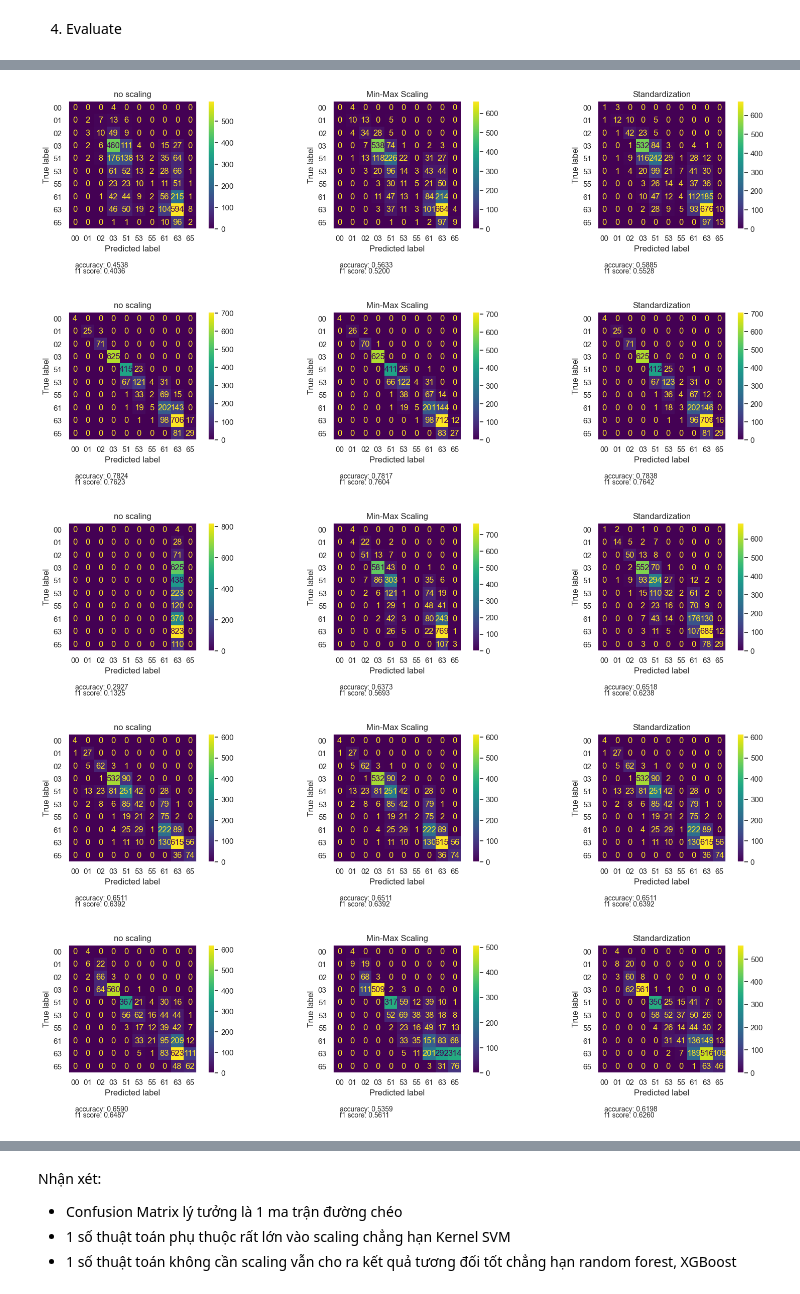
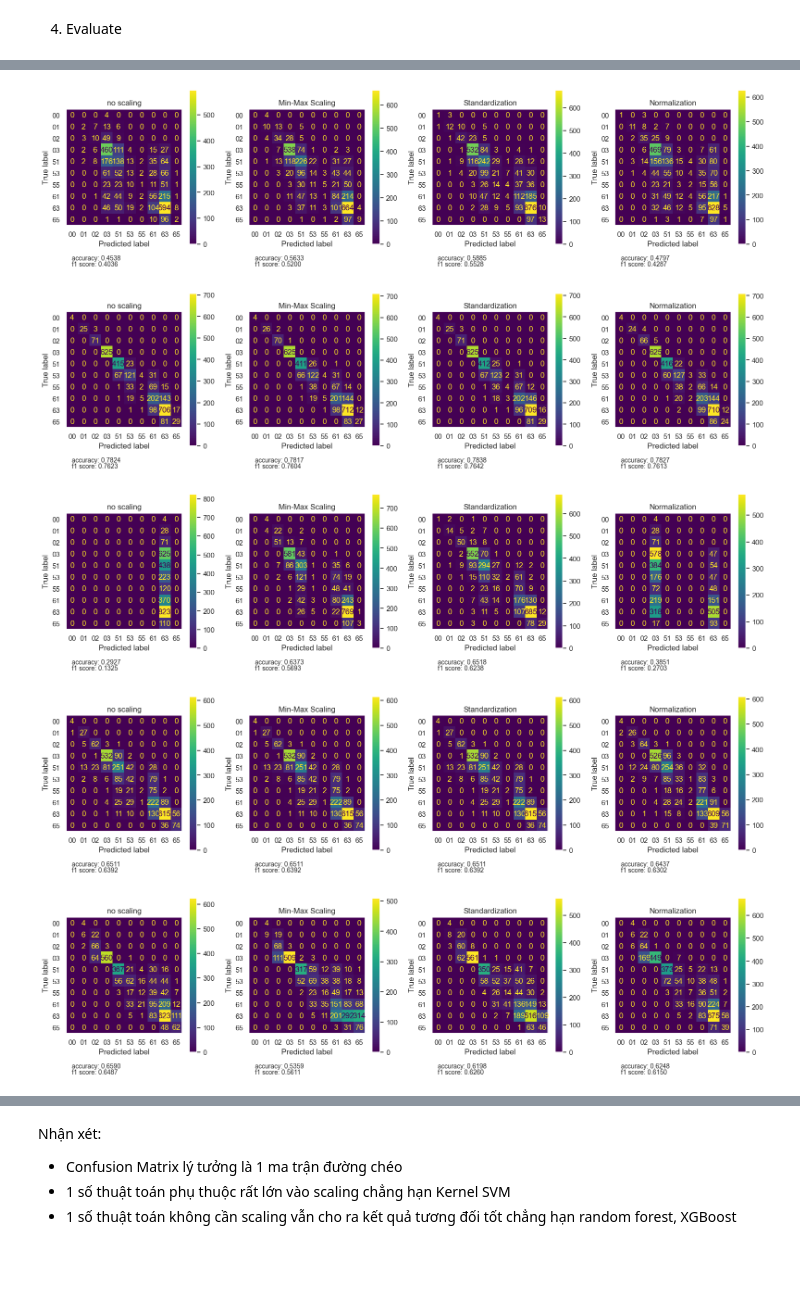
Before and after one commit to icarus7185/weather_analysis, a Jupyter notebook: main_analysis.ipynb, the cells around one changed output, grey strips where cells are left out. Drawn from its saved outputs; the diff is of its cells as text; code cells hidden in the pictures; blank space fills up the shorter version.

```diff
--- a/main_analysis.ipynb
+++ b/main_analysis.ipynb
@@ -76,8 +103,8 @@ X_test_st = st_scaler.transform(X_test)
 # %%
 from models import *
 # %%
-def display_confusion_matrix(Clf, y_label):
-    fig, axs = plt.subplots(1, 3, figsize=(16, 4))
+def display_confusion_matrix(Clf, y_label, save_name=None):
+    fig, axs = plt.subplots(1, 4, figsize=(16, 4))
 
     axs[0].set_title("no scaling")
     Clf[0].confusion_matrix(axs[0], y_label)
@@ -88,9 +115,15 @@ def display_confusion_matrix(Clf, y_label):
     axs[2].set_title("Standardization")
     Clf[2].confusion_matrix(axs[2], y_label)
 
+    axs[3].set_title("Normalization")
+    Clf[3].confusion_matrix(axs[3], y_label)
+
     # Adjust layout to prevent overlapping titles/labels
     plt.tight_layout()
 
+    if save_name is not None:
+        plt.savefig(f'{save_name}_confusion_matrix.png')
+
     # Display the figure with subplots
     plt.show()
 # %%
@@ -107,6 +140,9 @@ nb_score.append(nb2.forward())
 nb3 = My_NaiveBayes(X_train_st, X_test_st, y_train, y_test)
 nb_score.append(nb3.forward())
 
+nb4 = My_NaiveBayes(X_train_nm, X_test_nm, y_train, y_test)
+nb_score.append(nb4.forward())
+
 final_score.append(nb_score)
-display_confusion_matrix([nb1, nb2, nb3], y_label)
+display_confusion_matrix([nb1, nb2, nb3, nb4], y_label)
 # %% [output]
@@ -123,10 +159,13 @@ knn_score.append(knn2.forward())
 knn3 = My_KNN(X_train_st, X_test_st, y_train, y_test)
 knn_score.append(knn3.forward())
 
+knn4 = My_KNN(X_train_nm, X_test_nm, y_train, y_test)
+knn_score.append(knn4.forward())
+
 final_score.append(knn_score)
-display_confusion_matrix([knn1, knn2, knn3], y_label)
+display_confusion_matrix([knn1, knn2, knn3, knn4], y_label)
 # %% [output]
-[figure, old version]
+[figure, new version]
 # %%
 rdf_score = []
 
@@ -139,26 +178,32 @@ rdf_score.append(rdf2.forward())
 rdf3 = My_RDF(X_train_st, X_test_st, y_train, y_test)
 rdf_score.append(rdf3.forward())
 
+rdf4 = My_RDF(X_train_nm, X_test_nm, y_train, y_test)
+rdf_score.append(rdf4.forward())
+
 final_score.append(rdf_score)
-display_confusion_matrix([rdf1, rdf2, rdf3], y_label)
+display_confusion_matrix([rdf1, rdf2, rdf3, rdf4], y_label, "RF")
 # %% [output]
-[figure, old version]
+[figure, new version]
 # %%
 svm_score = []
 
 svm1 = My_SVM(X_train, X_test, y_train, y_test)
 svm_score.append(svm1.forward())
 
 svm2 = My_SVM(X_train_mm, X_test_mm, y_train, y_test)
 svm_score.append(svm2.forward())
 
 svm3 = My_SVM(X_train_st, X_test_st, y_train, y_test)
 svm_score.append(svm3.forward())
 
+svm4 = My_SVM(X_train_nm, X_test_nm, y_train, y_test)
+svm_score.append(svm4.forward())
+
 final_score.append(svm_score)
-display_confusion_matrix([svm1, svm2, svm3], y_label)
+display_confusion_matrix([svm1, svm2, svm3, svm4], y_label)
 # %% [output]
-[figure, old version]
+[figure, new version]
 # %%
 lda_score = []
 
@@ -171,10 +216,13 @@ lda_score.append(lda2.forward())
 lda3 = My_LDA(X_train_st, X_test_st, y_train, y_test)
 lda_score.append(lda3.forward())
 
+lda4 = My_LDA(X_train_nm, X_test_nm, y_train, y_test)
+lda_score.append(lda4.forward())
+
 final_score.append(lda_score)
-display_confusion_matrix([lda1, lda2, lda3], y_label)
+display_confusion_matrix([lda1, lda2, lda3, lda4], y_label)
 # %% [output]
-[figure, old version]
+[figure, new version]
 # %%
 qda_score = []
 
@@ -187,10 +235,13 @@ qda_score.append(qda2.forward())
 qda3 = My_QDA(X_train_st, X_test_st, y_train, y_test)
 qda_score.append(qda3.forward())
 
+qda4 = My_QDA(X_train_nm, X_test_nm, y_train, y_test)
+qda_score.append(qda4.forward())
+
 final_score.append(qda_score)
-display_confusion_matrix([qda1, qda2, qda3], y_label)
+display_confusion_matrix([qda1, qda2, qda3, qda4], y_label)
 # %% [output]
-[figure, old version]
+[figure, new version]
 # %%
 xgb_score = []
 
```
Also changed, not shown: parts of 10 cells of this notebook, 6 other files.
